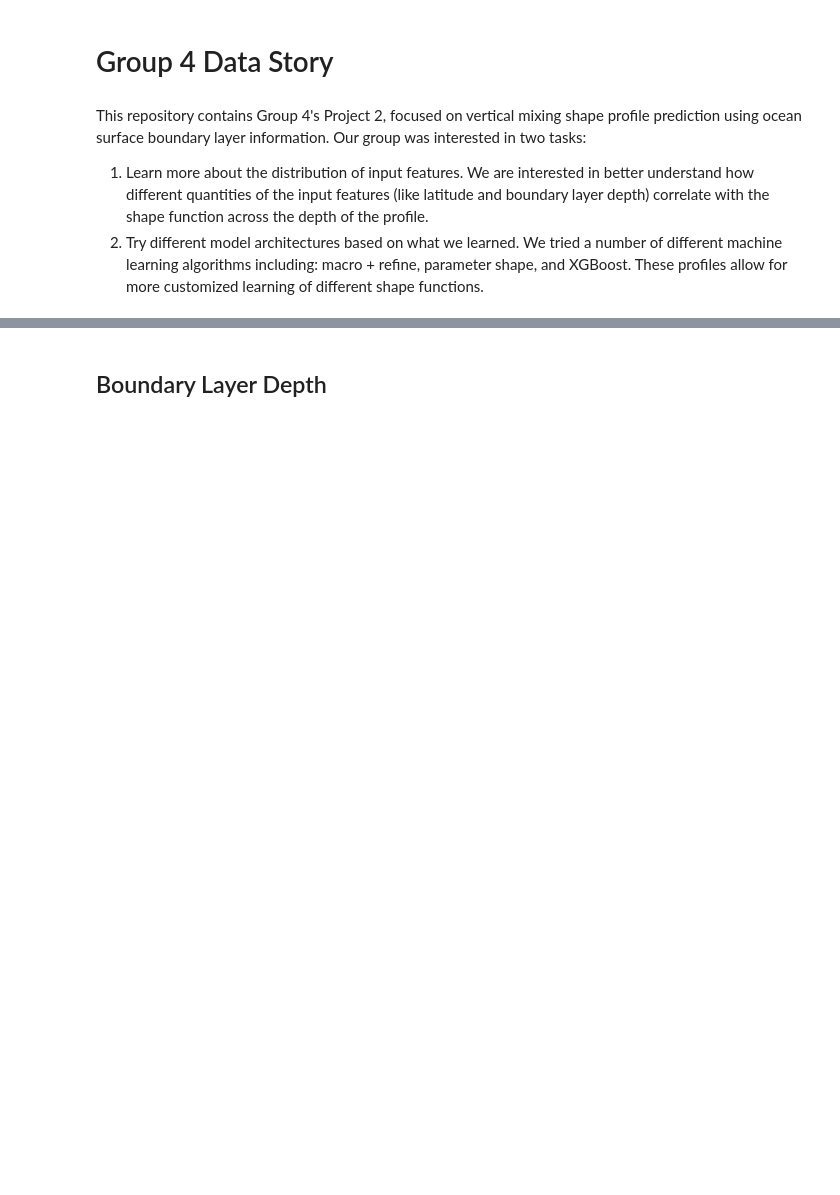
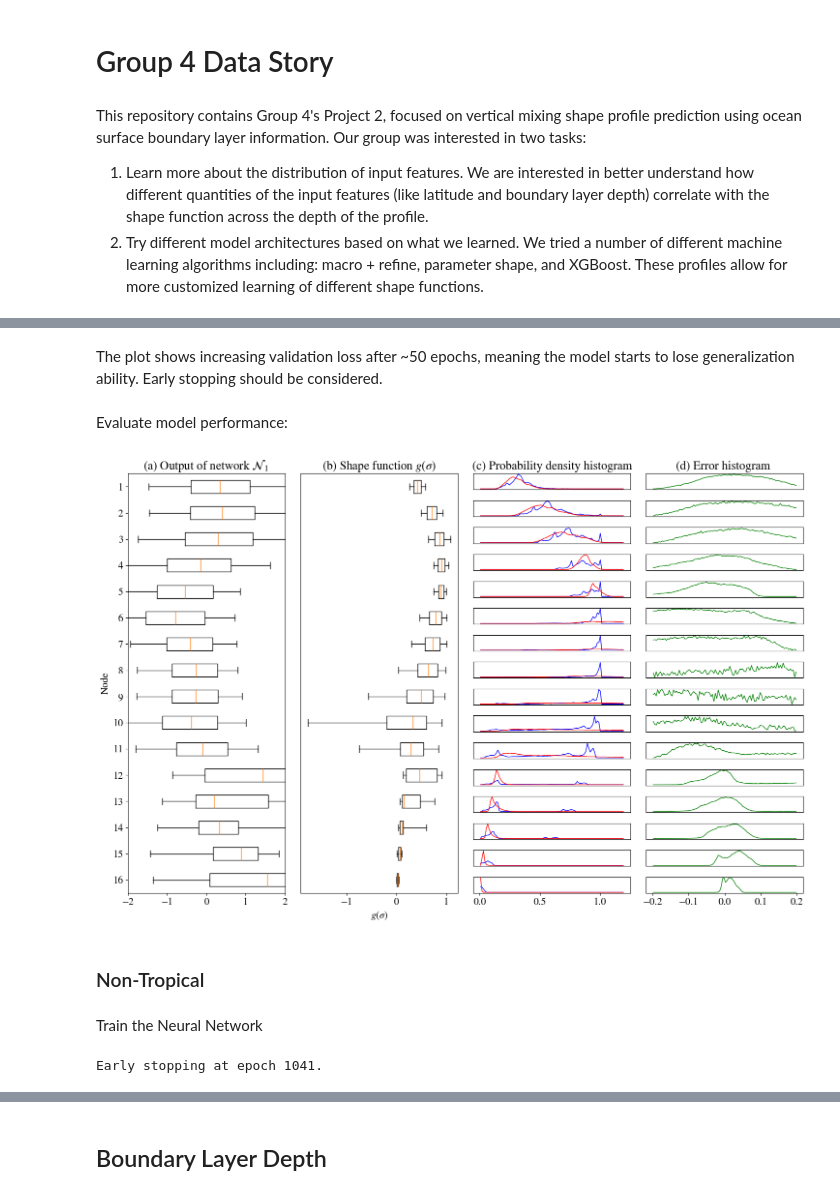
Before and after one commit to catlyu/climate_prediction_project2, a Jupyter notebook: data_story.ipynb, the cells around one changed output, grey strips where cells are left out. Drawn from its saved outputs; the diff is of its cells as text; code cells hidden in the pictures; blank space fills up the shorter version.

```diff
--- a/data_story.ipynb
+++ b/data_story.ipynb
@@ -95,0 +296,28 @@ SF0=d['SF'][:]
+# %%
+data, x, y, stats, k_mean, k_std = ff.preprocess_train_data(data_load3)
+
+# Load validation data from URL
+url = "https://nyu1.osn.mghpcc.org/leap-pangeo-manual/GOTM/data_testing_4_paper.txt"
+df_valid = pd.read_csv(url, delim_whitespace=True, header=None)
+valid_data = df_valid.iloc[:, 3:].values
+
+ind3 = np.where(valid_data[:, 3] > 29)[0]
+ind4 = np.where(valid_data[:, 3] < 301)[0]
+ind = np.intersect1d(ind3, ind4)
+valid_x = valid_data[ind, 0:4]
+valid_x[:, 0] = (valid_x[:, 0] - stats[0]) / stats[1]
+valid_x[:, 1] = (valid_x[:, 1] - stats[2]) / stats[3]
+valid_x[:, 2] = (valid_x[:, 2] - stats[4]) / stats[5]
+valid_x[:, 3] = (valid_x[:, 3] - stats[6]) / stats[7]
+
+valid_y = valid_data[ind, 5:]
+for i in range(len(valid_y)):
+    valid_y[i, :] = np.log(valid_y[i, :] / np.max(valid_y[i, :]))
+for i in range(16):
+    valid_y[:, i] = (valid_y[:, i] - k_mean[i]) / k_std[i]
+
+# Convert to torch tensors
+x = torch.FloatTensor(x).to(device)
+y = torch.FloatTensor(y).to(device)
+valid_x = torch.FloatTensor(valid_x).to(device)
+valid_y = torch.FloatTensor(valid_y).to(device)
@@ -95,0 +351,10 @@ SF0=d['SF'][:]
+# %% [markdown]
+The plot shows increasing validation loss after ~50 epochs, meaning the model starts to lose generalization ability. Early stopping should be considered.
+# %% [markdown]
+Evaluate model performance:
+# %%
+performance_sigma_point(model, x, valid_x, y, valid_y, k_mean, k_std)
+# %% [output]
+[figure, added]
+# %% [markdown]
+### Non-Tropical
@@ -95,0 +416,13 @@ SF0=d['SF'][:]
+# %% [markdown]
+Train the Neural Network
+# %%
+epochs, lr = 3000, 1e-03
+in_nod, hid_nod, o_nod = 4, 32, 16
+torch.manual_seed(10)
+k_mean_c = torch.tensor(k_mean).float().to(device)
+k_std_c = torch.tensor(k_std).float().to(device)
+kmask = np.ones(16)  # Or use your custom weights
+model = learnKappa_layers(in_nod, hid_nod, o_nod).to(device)
+model, loss_array = modeltrain_loss(in_nod, hid_nod, o_nod, lr, epochs, x, y, valid_x, valid_y, model, torch.tensor(kmask).float().to(device), k_mean_c, k_std_c)
+# %% [output]
+Early stopping at epoch 1041.
```
Also changed, not shown: parts of 44 cells of this notebook.
